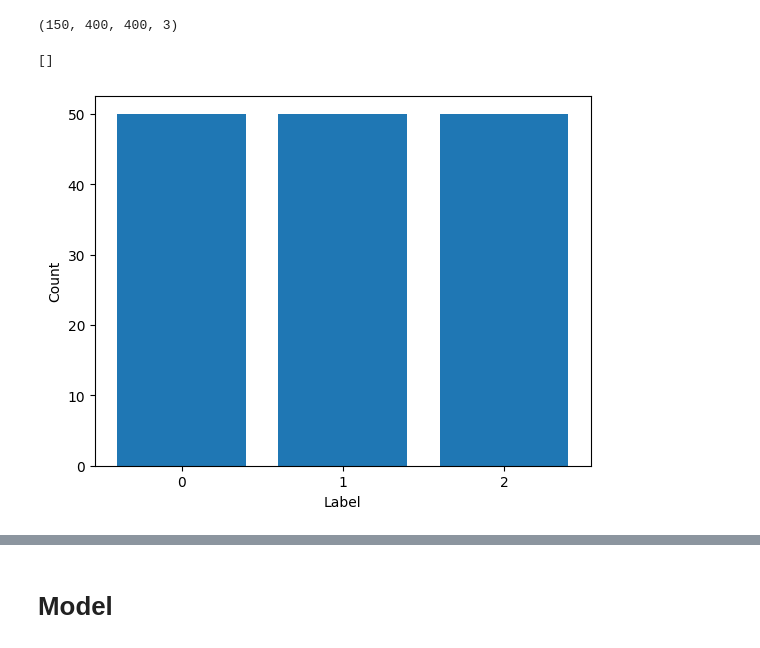
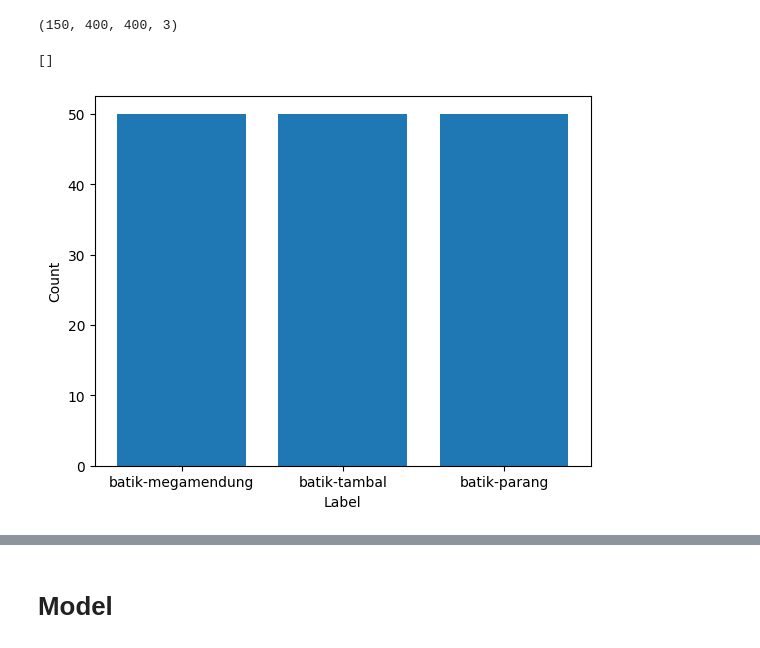
Before and after one commit to Nicohim87/DeepLearning-AOL, a Jupyter notebook: Model1/Model_From_Scratch.ipynb, the cells around one changed output, grey strips where cells are left out. Drawn from its saved outputs; the diff is of its cells as text; code cells hidden in the pictures.

```diff
--- a/Model1/Model_From_Scratch.ipynb
+++ b/Model1/Model_From_Scratch.ipynb
@@ -145,16 +147,16 @@ x_train_augmented.shape
 # %%
 ylabel = [np.argmax(i) for i in y_train_augmented]
 
 label, count = np.unique(ylabel, return_counts=True) # Menghitung jumlah kemunculan dari suatu label
 # Plotting
 plt.bar(label, count)
 plt.ylabel("Count")
 plt.xlabel("Label")
-plt.xticks(label)
+plt.xticks([0, 1, 2],CHOSEN_CLASSNAME)
 plt.plot()
 # %% [output]
 []
-[figure, old version]
+[figure, new version]
 # %%
 for i in range(16):
     plt.subplot(4, 4, i+1)
```
Also changed, not shown: parts of 12 cells of this notebook.
